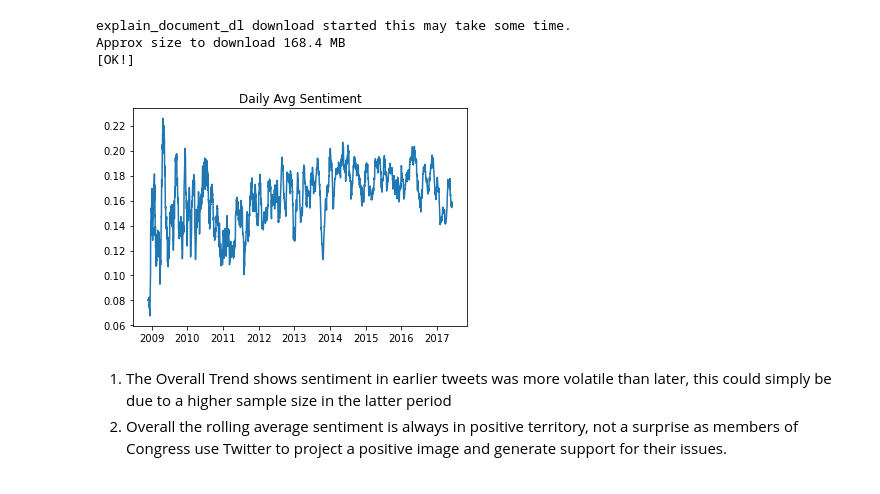
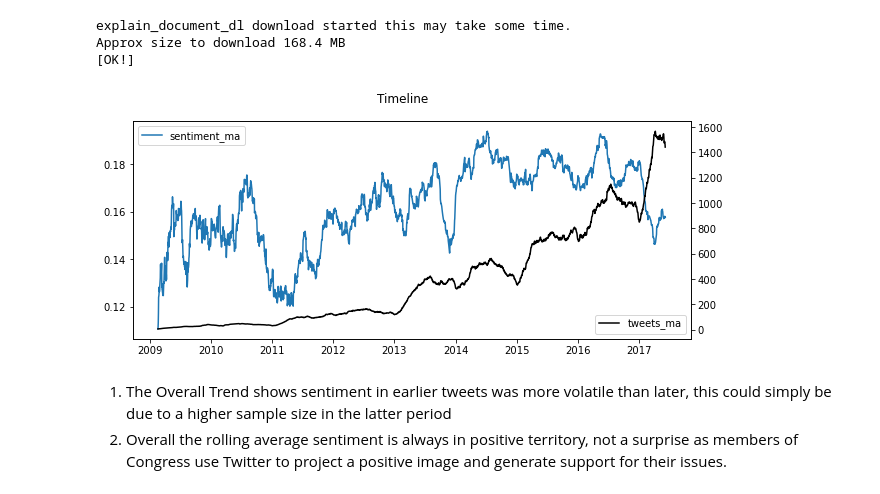
Before and after one commit to noahberhe/Lobbyists4America, a Jupyter notebook: Lobbyists4America.ipynb, the cells around one changed output. Cells and saved outputs as stored; diff of their text form; code cells hidden in the pictures.

Commit message:
update overall trend chart

```diff
--- a/Lobbyists4America.ipynb
+++ b/Lobbyists4America.ipynb
@@ -803,17 +803,30 @@ tweets_sent = pipeline.transform(tweets.select('id','text','created_at','sentime
 tweets_sent_users = tweets_sent.join(users_verified.select('id_user','name','followers_count','followers_rank','friends_count','friends_rank'),
                                      tweets_sent.user_id==users_verified.id_user, 'left')\
                                 .drop('id_user')
-# %%
-sent_trend_pdf = tweets_sent.select(to_date(from_unixtime(col('created_at'))).alias('date'),'sentiment')\
-                            .groupby('date').avg()\
-                            .orderBy('date')\
-                            .withColumnRenamed('avg(sentiment)','sentiment').toPandas()
-rolling_sentiment = sent_trend_pdf.sentiment.rolling(window=30).mean()
-
-plt.plot(sent_trend_pdf.date, rolling_sentiment)
-plt.title('Daily Avg Sentiment');
-# %% [output]
-[figure, removed]
+# %%
+'''Plot 90-day moving averages for sentiment and num_tweets for all tweets'''
+overall_trend_pdf = tweets_sent.select(to_date(from_unixtime(col('created_at'))).alias('date'),'sentiment','id')\
+                            .groupby('date').agg({'sentiment':'avg','id':'count'})\
+                            .orderBy('date')\
+                            .withColumnRenamed('avg(sentiment)','sentiment')\
+                            .withColumnRenamed('count(id)','num_tweets')\
+                            .toPandas()
+
+rolling_sentiment = overall_trend_pdf.sentiment.rolling(window=90).mean()
+rolling_tweets = overall_trend_pdf.num_tweets.rolling(window=90).mean()
+
+fig, ax = plt.subplots(figsize=(10,4), sharex=True)
+fig.suptitle('Timeline')
+
+ax0 = plt.subplot(111)
+ax1 = ax0.twinx()
+
+ax0.plot(overall_trend_pdf.date, rolling_sentiment, label='sentiment_ma')
+ax0.legend(loc='upper left')
+ax1.plot(overall_trend_pdf.date, rolling_tweets, label='tweets_ma', c='k')
+ax1.legend(loc='lower right');
+# %% [output]
+[figure, added]
 # %% [markdown]
 1. The Overall Trend shows sentiment in earlier tweets was more volatile than later, this could simply be due to a higher sample size in the latter period
 2. Overall the rolling average sentiment is always in positive territory, not a surprise as members of Congress use Twitter to project a positive image and generate support for their issues.
```
